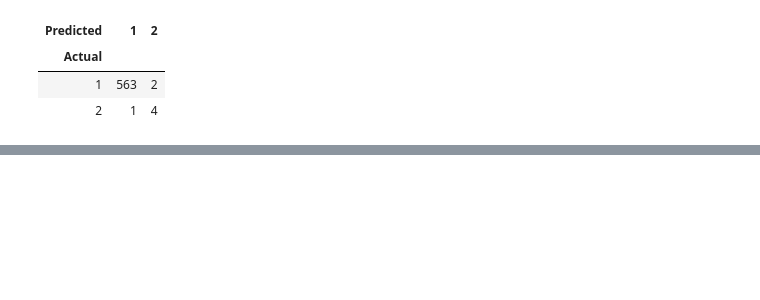
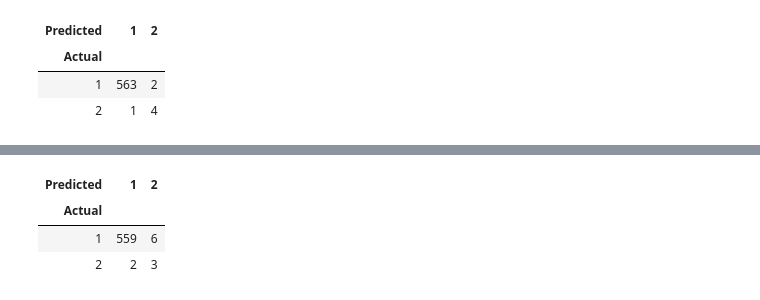
Before and after one commit to nikderi/Projects, a Jupyter notebook: projectone.ipynb, the cells around one changed output, grey strips where cells are left out. Drawn from its saved outputs; the diff is of its cells as text; code cells hidden in the pictures; blank space fills up the shorter version.

```diff
--- a/projectone.ipynb
+++ b/projectone.ipynb
@@ -1060,0 +727,15 @@ cross_val_score(SVC(), pc_norm, train_label)
+# %%
+%%time
+from sklearn.ensemble import BaggingClassifier
+lgr = LogisticRegression(solver = 'lbfgs', max_iter=400)
+num_trees = 30
+seed = 7
+bgc = BaggingClassifier(base_estimator = lgr,
+                          n_estimators = num_trees,
+                          random_state = seed)
+bgc.fit(X_train, Y_train)
+y_pred_bgc = bgc.predict(X_test)
+target_actual = pd.Series(Y_test, name='Actual')
+target_predicted = pd.Series(y_pred_bgc, name='Predicted')
+confusion_mat = pd.crosstab(target_actual, target_predicted)
+confusion_mat
@@ -1060,0 +748,15 @@ cross_val_score(SVC(), pc_norm, train_label)
+# %%
+%%time
+from sklearn.ensemble import BaggingClassifier
+svc = SVC(kernel='linear', random_state=0, gamma=.01, C=1)
+num_trees = 30
+seed = 7
+bgc = BaggingClassifier(base_estimator = svc,
+                          n_estimators = num_trees,
+                          random_state = seed)
+bgc.fit(X_train, Y_train)
+y_pred_bgc = bgc.predict(X_test)
+target_actual = pd.Series(Y_test, name='Actual')
+target_predicted = pd.Series(y_pred_bgc, name='Predicted')
+confusion_mat = pd.crosstab(target_actual, target_predicted)
+confusion_mat
@@ -1060,0 +769,16 @@ cross_val_score(SVC(), pc_norm, train_label)
+# %%
+%%time
+from sklearn.ensemble import BaggingClassifier
+cart = DecisionTreeClassifier()
+num_trees = 30
+seed = 8
+bgc = BaggingClassifier(base_estimator = cart,
+                          n_estimators = num_trees,
+                          random_state = seed)
+bgc.fit(X_train, Y_train)
+y_pred_bgc = bgc.predict(X_test)
+target_actual = pd.Series(Y_test, name='Actual')
+target_predicted = pd.Series(y_pred_bgc, name='Predicted')
+confusion_mat = pd.crosstab(target_actual, target_predicted)
+confusion_mat
+# %% [output]
@@ -1060,0 +786,4 @@ cross_val_score(SVC(), pc_norm, train_label)
+| Predicted | 1 | 2 |
+| Actual |  |  |
+| 1 | 559 | 6 |
+| 2 | 2 | 3 |
```
Also changed, not shown: parts of 102 cells of this notebook.
